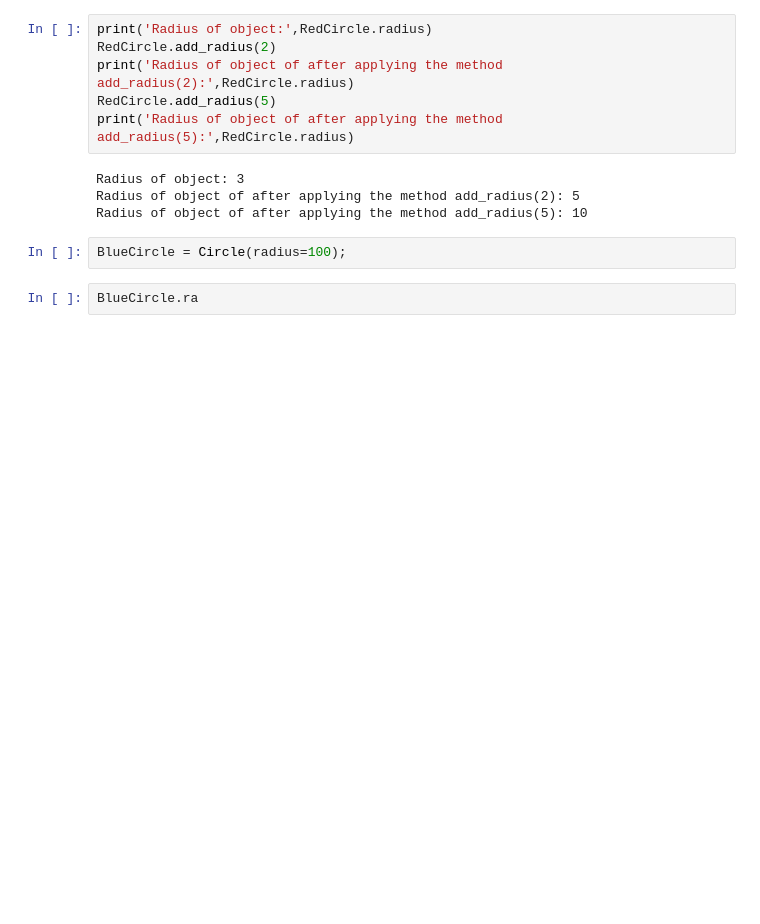
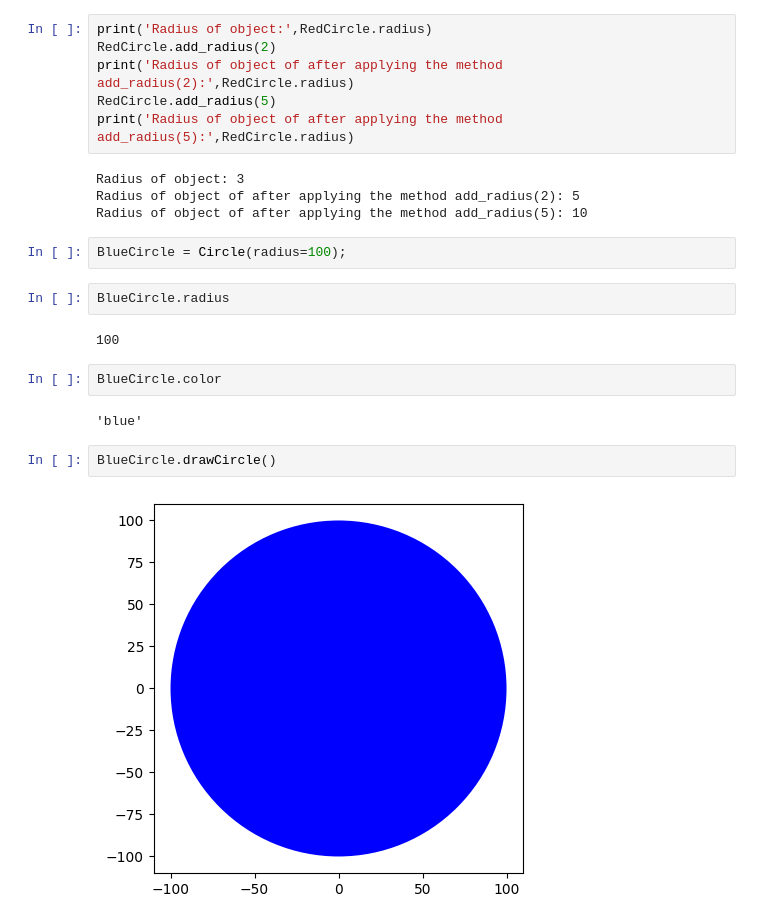
Before and after one commit to Gary11777/python_learn, a Jupyter notebook: class_and_objects.ipynb, the cells around one changed output. Drawn from its saved outputs; the diff is of its cells as text; blank space fills up the shorter version.

Commit message:
class Circle 2

```diff
--- a/class_and_objects.ipynb
+++ b/class_and_objects.ipynb
@@ -59,4 +59,14 @@ Radius of object of after applying the method add_radius(5): 10
 # %%
 BlueCircle = Circle(radius=100);
 # %%
-BlueCircle.ra
+BlueCircle.radius
+# %% [output]
+100
+# %%
+BlueCircle.color
+# %% [output]
+'blue'
+# %%
+BlueCircle.drawCircle()
+# %% [output]
+[figure, added]
```
